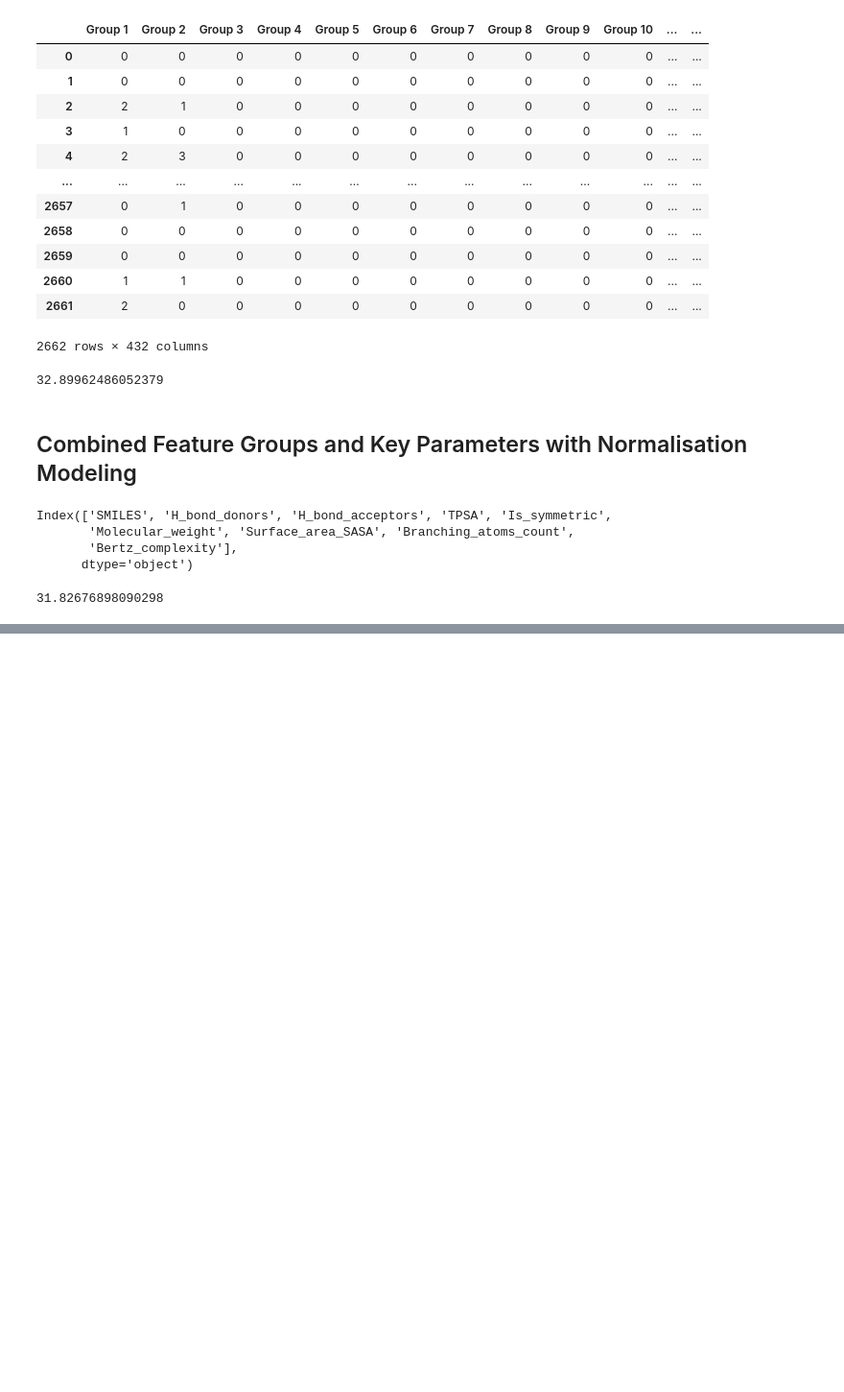
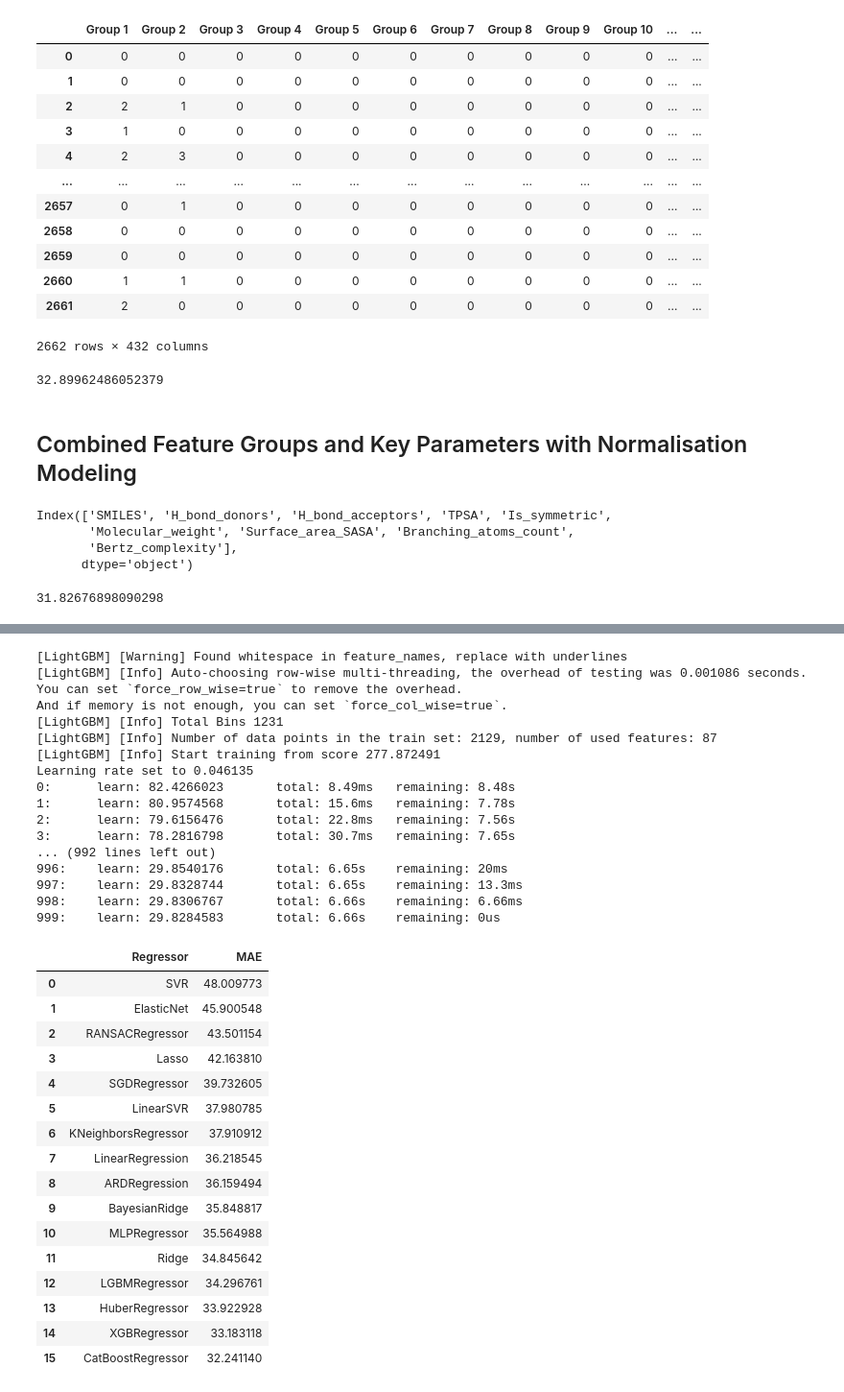
Before and after one commit to deristnoor/python, a Jupyter notebook: project/Data Science & Machine Learning/Melting Points/melting_points.ipynb, the cells around one changed output, grey strips where cells are left out. Shown at 96% size. Cells and saved outputs as stored; diff of their text form; code cells hidden in the pictures; blank space fills up the shorter version.

```diff
--- a/project/Data Science & Machine Learning/Melting Points/melting_points.ipynb
+++ b/project/Data Science & Machine Learning/Melting Points/melting_points.ipynb
@@ -537,0 +795,73 @@ score
+# %%
+feature_scaled = ['TPSA','Molecular_weight','Surface_area_SASA','Bertz_complexity']
+# %%
+# Separate features to normalize and others in train set
+X_com_train_normalize = X_com_train[feature_scaled]
+X_com_train_other = X_com_train.drop(columns=feature_scaled)
+
+# Fit scaler on training data only
+scaler = StandardScaler()
+X_com_train_normalized = scaler.fit_transform(X_com_train_normalize)
+
+# Transform test set using the same scaler
+X_com_test_normalize = X_com_test[feature_scaled]
+X_com_test_other = X_com_test.drop(columns=feature_scaled)
+X_com_test_normalized = scaler.transform(X_com_test_normalize)
+
+# Convert scaled arrays back to DataFrames for easier handling
+X_com_train_normalized_df = pd.DataFrame(X_com_train_normalized, columns=feature_scaled, index=X_com_train.index)
+X_com_test_normalized_df = pd.DataFrame(X_com_test_normalized, columns=feature_scaled, index=X_com_test.index)
+
+# Combine normalized and non-normalized features back
+X_com_train_final = pd.concat([X_com_train_other, X_com_train_normalized_df], axis=1)
+X_com_test_final = pd.concat([X_com_test_other, X_com_test_normalized_df], axis=1)
+# %%
+Score_scaled = pd.DataFrame({"Regressor":classifiers})
+j = 0
+mae = []
+for i in models:
+    model = i
+    model.fit(X_com_train_final,y_train)
+    predictions = model.predict(X_com_test_final)
+    mae.append(mean_absolute_error(y_test,predictions))
+    j = j+1
+
+Score_scaled["MAE"] = mae
+Score_scaled.sort_values(by="MAE", ascending=False,inplace = True)
+Score_scaled.reset_index(drop=True, inplace=True)
+Score_scaled
+# %% [output]
+[LightGBM] [Warning] Found whitespace in feature_names, replace with underlines
+[LightGBM] [Info] Auto-choosing row-wise multi-threading, the overhead of testing was 0.001086 seconds.
+You can set `force_row_wise=true` to remove the overhead.
+And if memory is not enough, you can set `force_col_wise=true`.
+[LightGBM] [Info] Total Bins 1231
+[LightGBM] [Info] Number of data points in the train set: 2129, number of used features: 87
+[LightGBM] [Info] Start training from score 277.872491
+Learning rate set to 0.046135
+0:      learn: 82.4266023       total: 8.49ms   remaining: 8.48s
+1:      learn: 80.9574568       total: 15.6ms   remaining: 7.78s
+2:      learn: 79.6156476       total: 22.8ms   remaining: 7.56s
+3:      learn: 78.2816798       total: 30.7ms   remaining: 7.65s
+... (992 lines left out)
+996:    learn: 29.8540176       total: 6.65s    remaining: 20ms
+997:    learn: 29.8328744       total: 6.65s    remaining: 13.3ms
+998:    learn: 29.8306767       total: 6.66s    remaining: 6.66ms
+999:    learn: 29.8284583       total: 6.66s    remaining: 0us
+|  | Regressor | MAE |
+| 0 | SVR | 48.009773 |
+| 1 | ElasticNet | 45.900548 |
+| 2 | RANSACRegressor | 43.501154 |
+| 3 | Lasso | 42.163810 |
+| 4 | SGDRegressor | 39.732605 |
+| 5 | LinearSVR | 37.980785 |
+| 6 | KNeighborsRegressor | 37.910912 |
+| 7 | LinearRegression | 36.218545 |
+| 8 | ARDRegression | 36.159494 |
+| 9 | BayesianRidge | 35.848817 |
+| 10 | MLPRegressor | 35.564988 |
+| 11 | Ridge | 34.845642 |
+| 12 | LGBMRegressor | 34.296761 |
+| 13 | HuberRegressor | 33.922928 |
+| 14 | XGBRegressor | 33.183118 |
+| 15 | CatBoostRegressor | 32.241140 |
```
Also changed, not shown: parts of 22 cells of this notebook.
